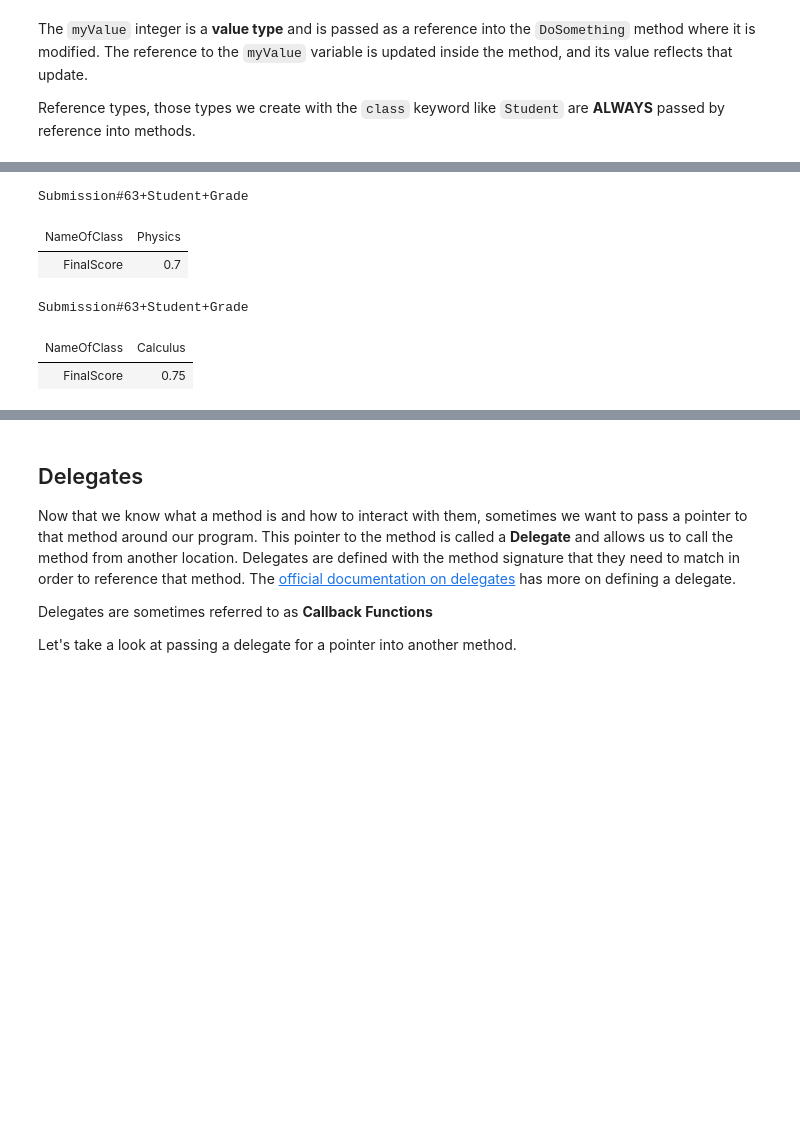
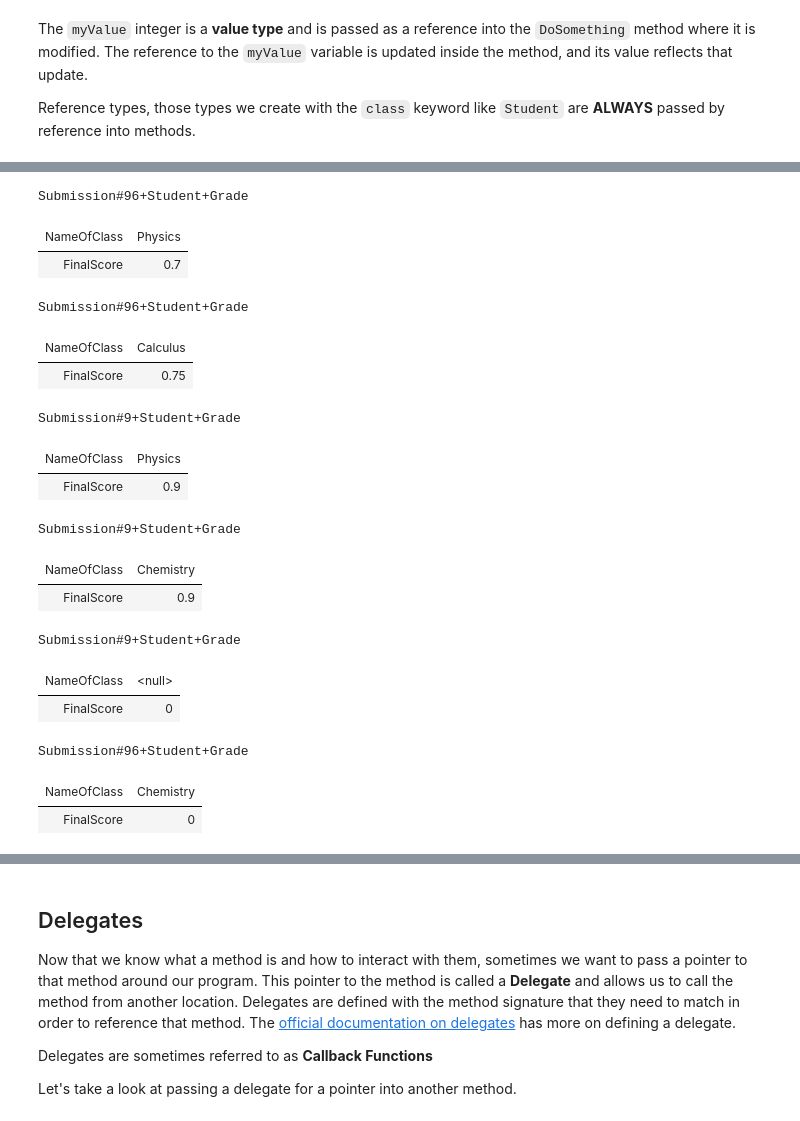
Before and after one commit to ocakbora/csharp_with_csharpfritz, a Jupyter notebook: notebooks/0103-MethodsEvents.ipynb, the cells around one changed output, grey strips where cells are left out. Cells and saved outputs as stored; diff of their text form; code cells hidden in the pictures; blank space fills up the shorter version.

```diff
--- a/notebooks/0103-MethodsEvents.ipynb
+++ b/notebooks/0103-MethodsEvents.ipynb
@@ -377,8 +397,8 @@ Submission#56+Student+Grade
 class Student {
 
     // Grade as a reference type is always passed by reference
-    public void CalculateGrade(ref Grade g) { // this is a method that takes a parameter of type Grade (a nested class)
-    // we used ref here because we want to change the object that was passed in
+    public void CalculateGrade(out Grade g) { // this is a method that takes a parameter of type Grade (a nested class)
+    // we used ref/out here because we want to change the object that was passed in
 
         // g.FinalScore = 0.9m;
 
@@ -405,12 +425,39 @@ var s= new Student();
 var g= new Student.Grade() { NameOfClass="Physics", FinalScore=0.7m};
 
 display(g);
-s.CalculateGrade(ref g);
+s.CalculateGrade(out g); // we could also use ref here.
 display(g);
 # %% [output]
-Submission#63+Student+Grade
+Submission#96+Student+Grade
 | NameOfClass | Physics |
 | FinalScore | 0.7 |
-Submission#63+Student+Grade
+Submission#96+Student+Grade
 | NameOfClass | Calculus |
 | FinalScore | 0.75 |
+# %%
+display(g);
+var x = g;
+x.NameOfClass = "Chemistry";
+display(g);
+// this shows that x and g are references to the same object, which is why changing x also changes g
+# %% [output]
+Submission#9+Student+Grade
+| NameOfClass | Physics |
+| FinalScore | 0.9 |
+Submission#9+Student+Grade
+| NameOfClass | Chemistry |
+| FinalScore | 0.9 |
+# %%
+var x = new Student.Grade();
+display(x);
+# %% [output]
+Submission#9+Student+Grade
+| NameOfClass | <null> |
+| FinalScore | 0 |
+# %%
+x.NameOfClass = g.NameOfClass;
+display(x);
+# %% [output]
+Submission#96+Student+Grade
+| NameOfClass | Chemistry |
+| FinalScore | 0 |
```
Also changed, not shown: parts of 19 cells of this notebook, 7 other files.
